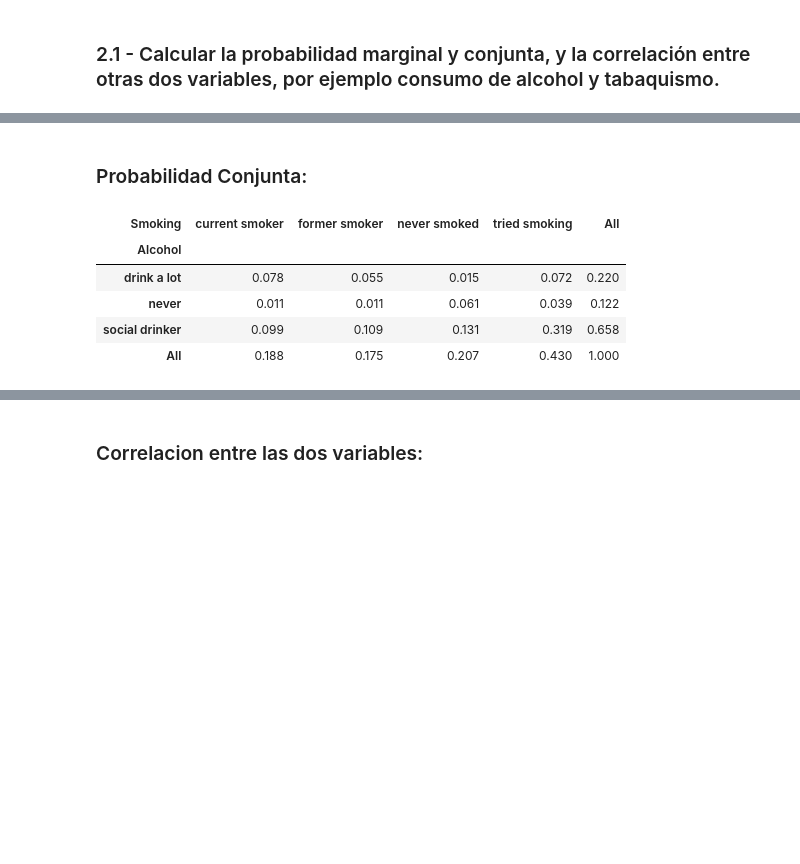
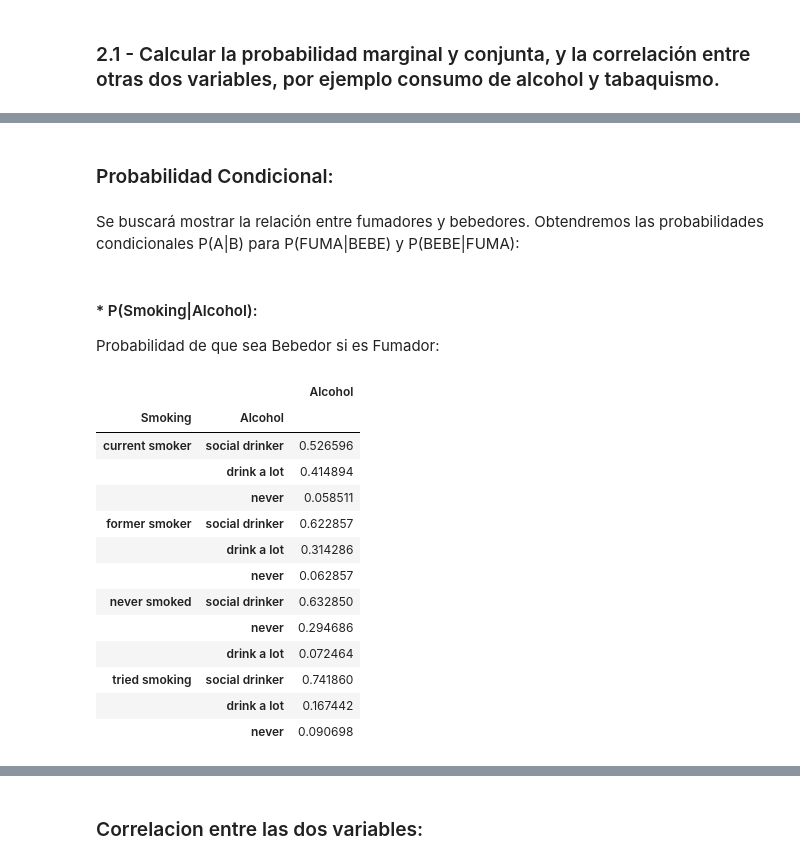
Before and after one commit to david-gonzalez/diplodatos, a Jupyter notebook: analisis_y_visualizacion/Laboratorios/Laboratorio 1/Resultados del Laboratorio 1.ipynb, the cells around one changed output, grey strips where cells are left out. Cells and saved outputs as stored; diff of their text form; code cells hidden in the pictures; blank space fills up the shorter version.

```diff
--- a/analisis_y_visualizacion/Laboratorios/Laboratorio 1/Resultados del Laboratorio 1.ipynb
+++ b/analisis_y_visualizacion/Laboratorios/Laboratorio 1/Resultados del Laboratorio 1.ipynb
@@ -406,11 +448,25 @@ vars_df = responses_df[ ['Alcohol', 'Smoking'] ]
 # %% [markdown]
-<h3>Probabilidad Conjunta:</h3>
+<h3>Probabilidad Condicional:</h3>
-# %%
-pd.crosstab(index=vars_df['Alcohol'], columns=vars_df['Smoking'], margins=True, normalize=True)
-# %% [output]
-| Smoking | current smoker | former smoker | never smoked | tried smoking | All |
-| Alcohol |  |  |  |  |  |
-| drink a lot | 0.078 | 0.055 | 0.015 | 0.072 | 0.220 |
-| never | 0.011 | 0.011 | 0.061 | 0.039 | 0.122 |
-| social drinker | 0.099 | 0.109 | 0.131 | 0.319 | 0.658 |
-| All | 0.188 | 0.175 | 0.207 | 0.430 | 1.000 |
+# %% [markdown]
+Se buscará mostrar la relación entre fumadores y bebedores. Obtendremos las probabilidades condicionales P(A|B) para P(FUMA|BEBE) y P(BEBE|FUMA):
+# %% [markdown]
+#### * P(Smoking|Alcohol):
+Probabilidad de que sea Bebedor si es Fumador:
+# %%
+psa_df = pd.DataFrame( df.groupby('Smoking')['Alcohol'].value_counts() / df.groupby('Smoking')['Alcohol'].count() )
+psa_df
+# %% [output]
+|  |  | Alcohol |
+| Smoking | Alcohol |  |
+| current smoker | social drinker | 0.526596 |
+|  | drink a lot | 0.414894 |
+|  | never | 0.058511 |
+| former smoker | social drinker | 0.622857 |
+|  | drink a lot | 0.314286 |
+|  | never | 0.062857 |
+| never smoked | social drinker | 0.632850 |
+|  | never | 0.294686 |
+|  | drink a lot | 0.072464 |
+| tried smoking | social drinker | 0.741860 |
+|  | drink a lot | 0.167442 |
+|  | never | 0.090698 |
```
Also changed, not shown: parts of 28 cells of this notebook, 2 other files.
